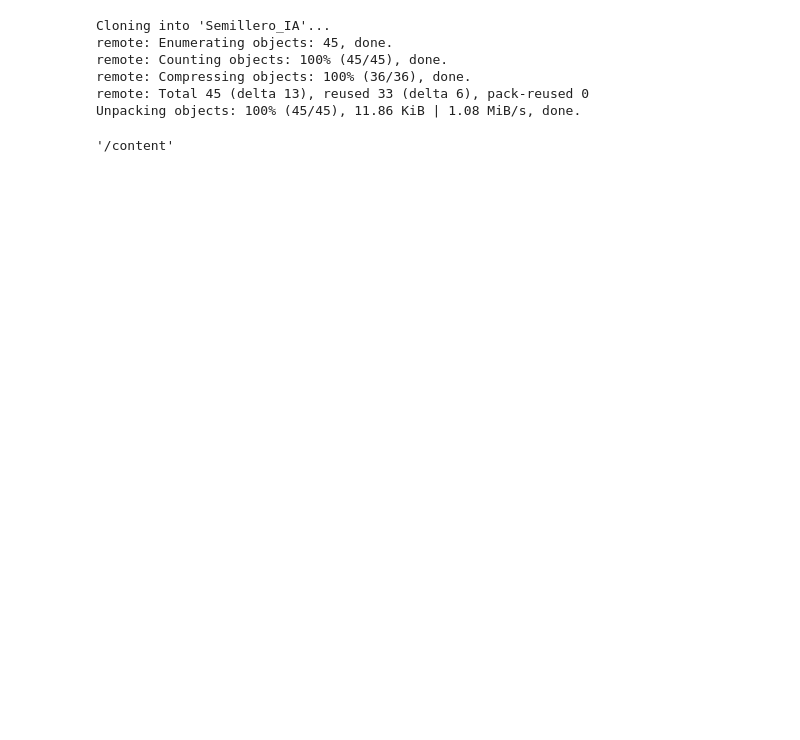
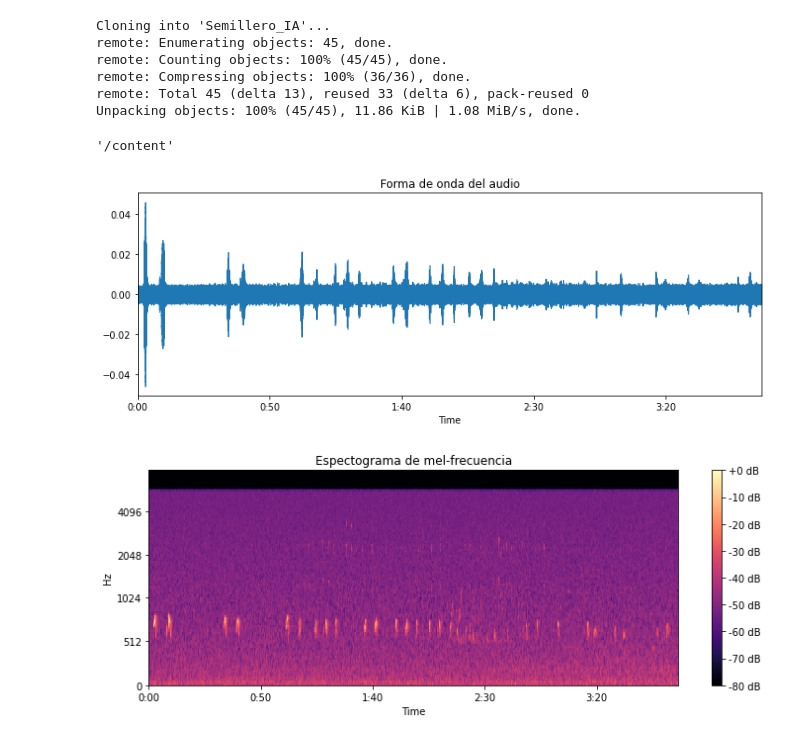
Before and after one commit to Esteban191/ejercicio1, a Jupyter notebook: practica_librosaipynb.ipynb, the cells around one changed output. Drawn from its saved outputs; the diff is of its cells as text; code cells hidden in the pictures; blank space fills up the shorter version.

```diff
--- a/practica_librosaipynb.ipynb
+++ b/practica_librosaipynb.ipynb
@@ -90,3 +54,40 @@ Unpacking objects: 100% (45/45), 11.86 KiB | 1.08 MiB/s, done.
 pwd
 # %% [output]
 '/content'
+# %%
+
+
+# Estimar el tempo de la grabación
+tempo = librosa.beat.tempo(y, sr=sr)
+
+# Calcular los coeficientes cepstrales de mel-frecuencia (MFCC)
+mfccs = librosa.feature.mfcc(y, sr=sr)
+
+# Calcular la croma de la grabación
+chroma = librosa.feature.chroma_stft(y, sr=sr)
+
+# Calcular el espectograma de mel-frecuencia de la grabación
+melspec = librosa.feature.melspectrogram(y, sr=sr)
+
+# Visualizar la forma de onda de la grabación
+plt.figure(figsize=(12, 4))
+librosa.display.waveplot(y, sr=sr)
+plt.title('Forma de onda del audio')
+
+# Visualizar el espectograma de mel-frecuencia
+plt.figure(figsize=(12, 4))
+librosa.display.specshow(librosa.power_to_db(melspec, ref=np.max), y_axis='mel', fmax=8000, x_axis='time')
+plt.colorbar(format='%+2.0f dB')
+plt.title('Espectograma de mel-frecuencia')
+
+plt.show()
+
+plt.figure(figsize=(12, 4))
+librosa.display.specshow(librosa.power_to_db(librosa.feature.melspectrogram(bird_call, sr=sr), ref=np.max), y_axis='mel', fmax=8000, x_axis='time')
+plt.colorbar(format='%+2.0f dB')
+plt.title('Espectograma del canto de ave')
+plt.tight_layout()
+plt.show()
+# %% [output]
+[figure, added]
+[figure, added]
```
Also changed, not shown: parts of 1 cell of this notebook.
